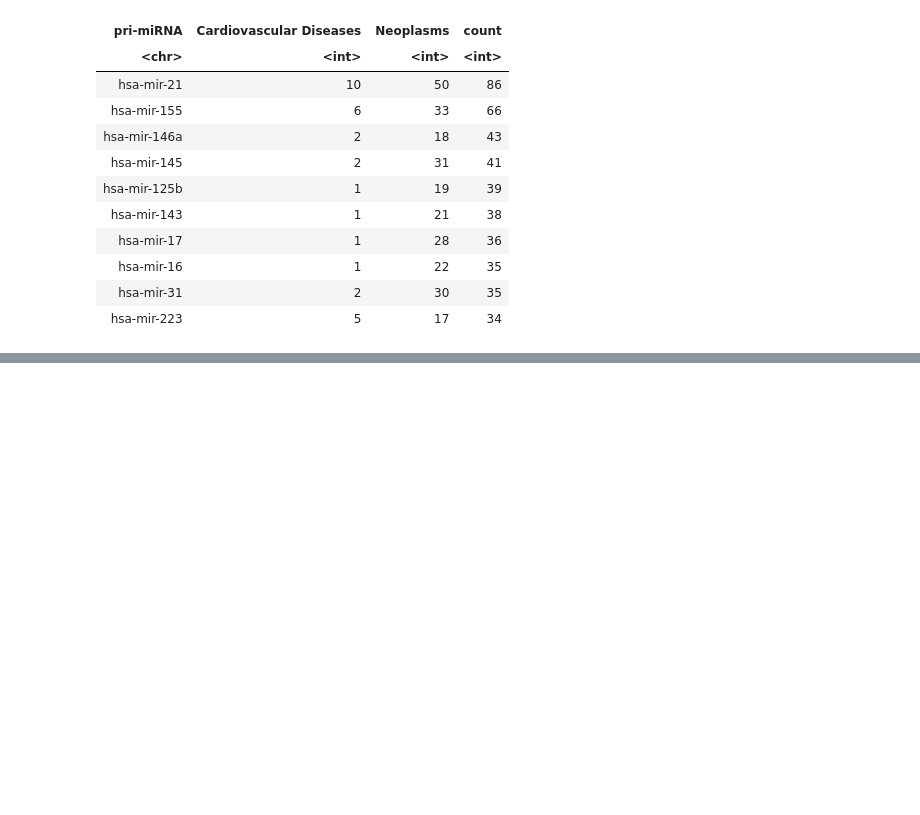
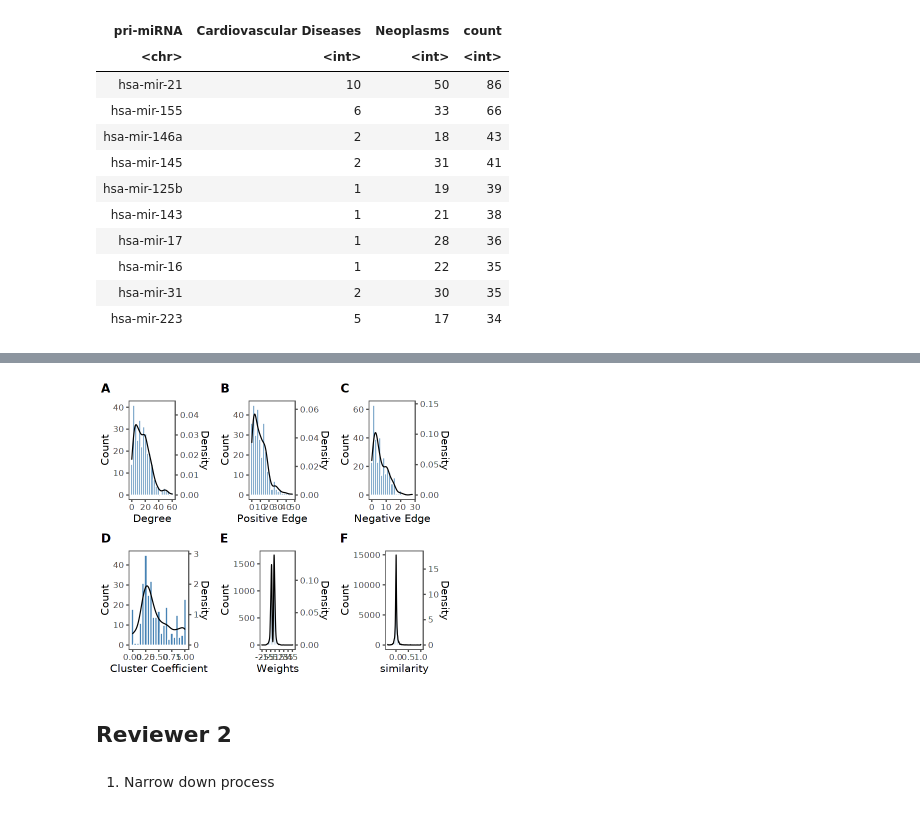
Before and after one commit to cuppeanuts/MRDN, a Jupyter notebook: Figures.ipynb, the cells around one changed output, grey strips where cells are left out. Saved outputs shown, nothing was run; the diff lists cells and outputs as text; code cells hidden in the pictures; blank space fills up the shorter version.

Commit message:
Add new code to response reviwer

```diff
--- a/Figures.ipynb
+++ b/Figures.ipynb
@@ -428,0 +502,6 @@ A grouped_df: 10 × 4
+# %%
+dist_weight <- weight_matrix_long %>%
+    plotDensity("weight") +
+    scale_x_continuous(breaks=seq(-25, 50, by=10)) +
+    labs(title="", x="Weights")
+#ggsave("./response/1_Distribution_of_miRNA_Weights.png", height=4, width=5, units="in", dpi=600)
@@ -428,0 +532,4 @@ A grouped_df: 10 × 4
+# %%
+nodes <- read_tsv("./results/MRDN_nodes_property.txt")
+
+edges <- read_tsv("./results/MRDN_edges.txt")
@@ -428,0 +546,19 @@ A grouped_df: 10 × 4
+# %%
+fields <- c("Degree", "Positive_Edge", "Negative_Edge", "Cluster_Coefficient")
+pl <- lapply(fields, function(x){
+    nodes %>%
+    plotDensity(x) +
+    labs(title="", x=str_replace(x, "_", " "))
+})
+# %%
+pl$dist_weight <- dist_weight
+pl$dist_sim <- dist_sim
+# %%
+ggpubr::ggarrange(plotlist = pl, ncol=3, nrow=2, labels=c("A", "B", "C", "D", "E", "F"))
+ggsave("./response/suppfig_2.png", height=5, width=9, units="in", dpi=600)
+# %% [output]
+[figure, added]
+# %% [markdown]
+## Reviewer 2
+# %% [markdown]
+1. Narrow down process
```
Also changed, not shown: parts of 37 cells of this notebook, 2 other files.
